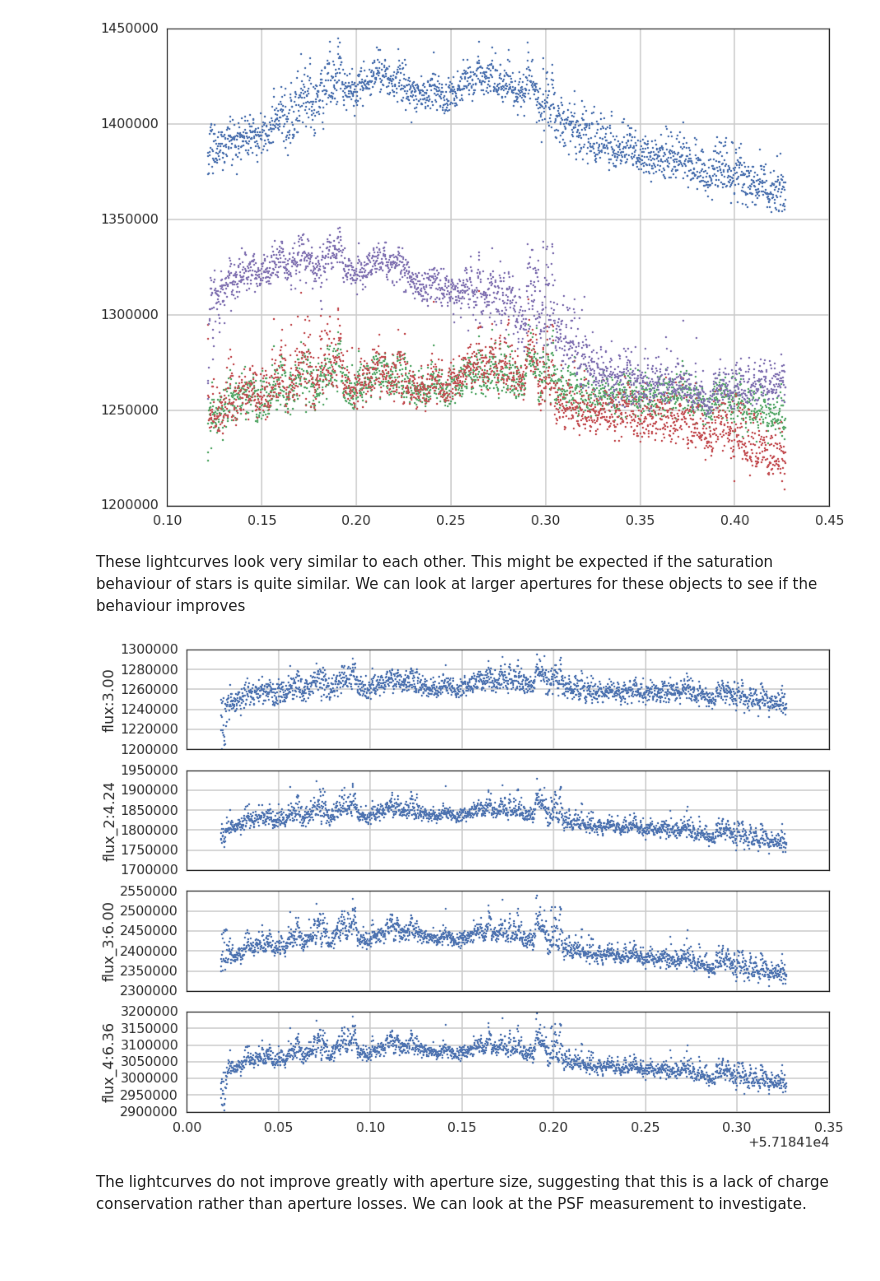
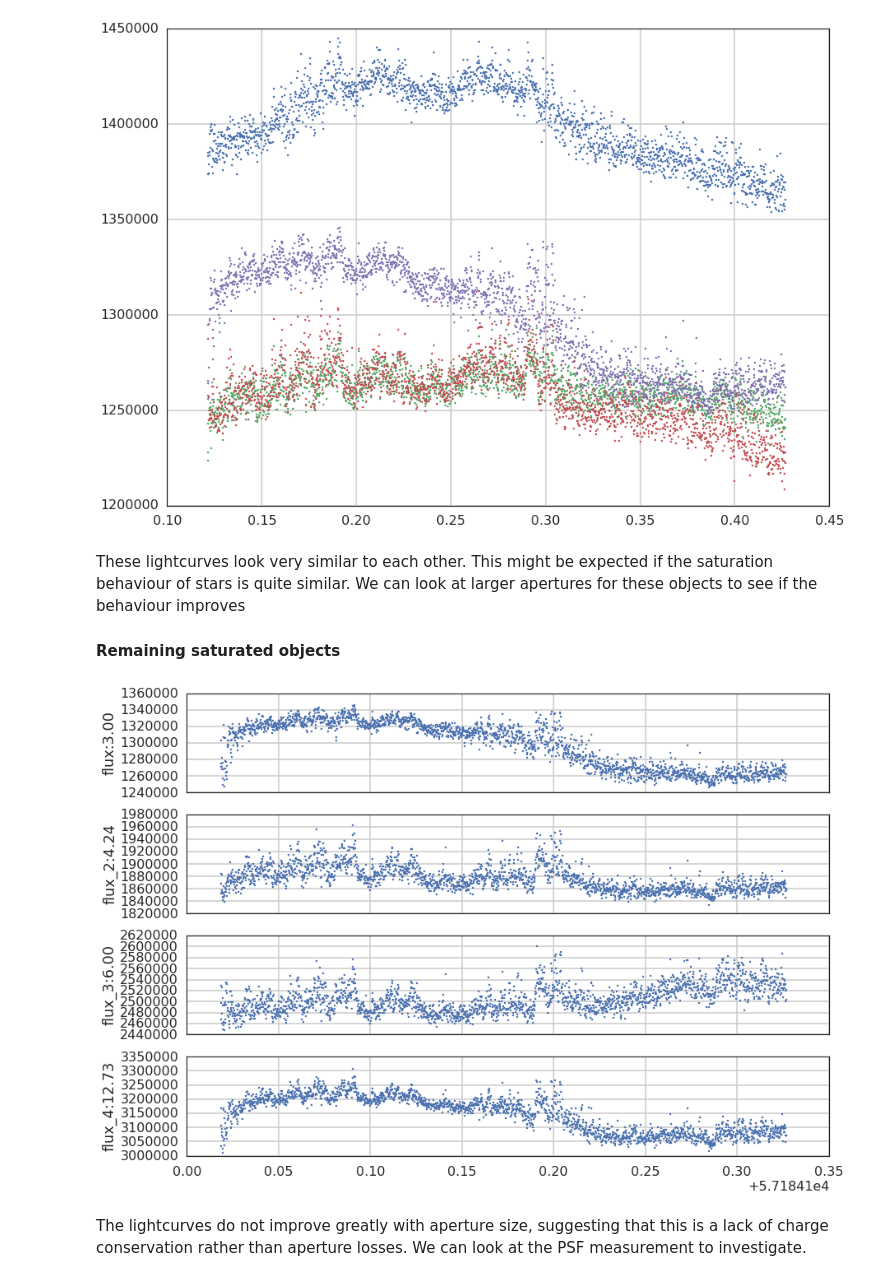
Before and after one commit to NGTS/analysis-camera-voltages, a Jupyter notebook: VoltageAnalysis.ipynb, the cells around one changed output. Drawn from its saved outputs; the diff is of its cells as text; code cells hidden in the pictures; blank space fills up the shorter version.

```diff
--- a/VoltageAnalysis.ipynb
+++ b/VoltageAnalysis.ipynb
@@ -550,20 +552,23 @@ with subplots() as (fig, axis):
 [figure]
 # %% [markdown]
 These lightcurves look very similar to each other. This might be expected if the saturation behaviour of stars is quite similar. We can look at larger apertures for these objects to see if the behaviour improves
+
+#### Remaining saturated objects
 # %%
 keys = ['flux', 'flux_2', 'flux_3', 'flux_4']
 rcore = 3.
-radii = [rcore, np.sqrt(2) * rcore, 2 * rcore, 3 * np.sqrt(2) * rcore / 2.]
+radii = [rcore, np.sqrt(2) * rcore, 2 * rcore, 3 * np.sqrt(2) * rcore]
+chosen_lc_index = ind[3]
 with subplots(len(keys), 1, sharex=True) as (fig, axes):
     for key, axis, radius in zip(keys, axes, radii):
         with fits.open('data/223.fits') as infile:
             hdu = infile[key]
-            lc = hdu.section[ind][1]
+            lc = hdu.section[chosen_lc_index]
 
         axis.plot(frms_223.mjd, lc, '.', ms=5)
         axis.set(ylabel='{key}:{radius:.2f}'.format(key=key, radius=radius))
 # %% [output]
-[figure, old version]
+[figure, new version]
 # %% [markdown]
 The lightcurves do not improve greatly with aperture size, suggesting that this is a lack of charge conservation rather than aperture losses. We can look at the PSF measurement to investigate.
 # %%
```
Also changed, not shown: parts of 7 cells of this notebook.
